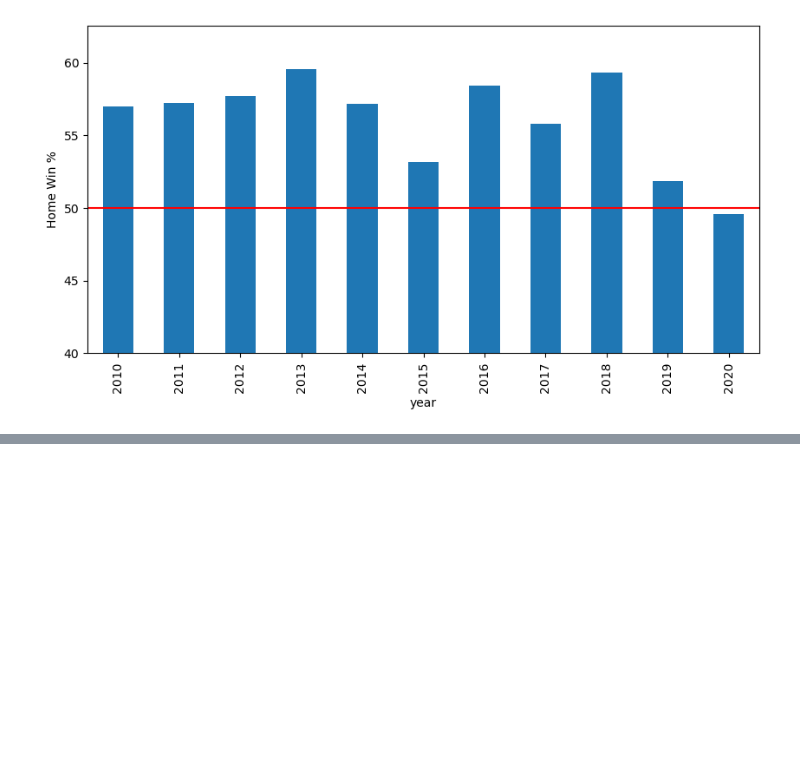
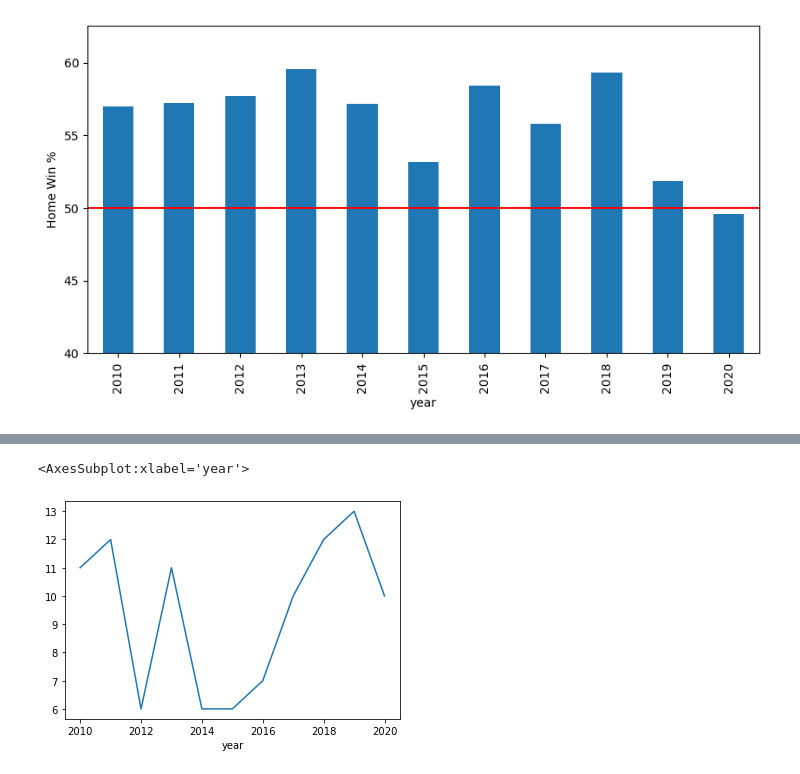
Before and after one commit to bladnman/footballing, a Jupyter notebook: src/notebooks/probing.ipynb, the cells around one changed output, grey strips where cells are left out. Cells and saved outputs as stored; diff of their text form; code cells hidden in the pictures; blank space fills up the shorter version.

```diff
--- a/src/notebooks/probing.ipynb
+++ b/src/notebooks/probing.ipynb
@@ -67,0 +276,5 @@ plt.ylabel('Home Win %');
+# %%
+saints_games_df.groupby('year').sum()['win'].plot()
+# %% [output]
+<AxesSubplot:xlabel='year'>
+[figure, added]
```
Also changed, not shown: parts of 16 cells of this notebook, 1 other file.
